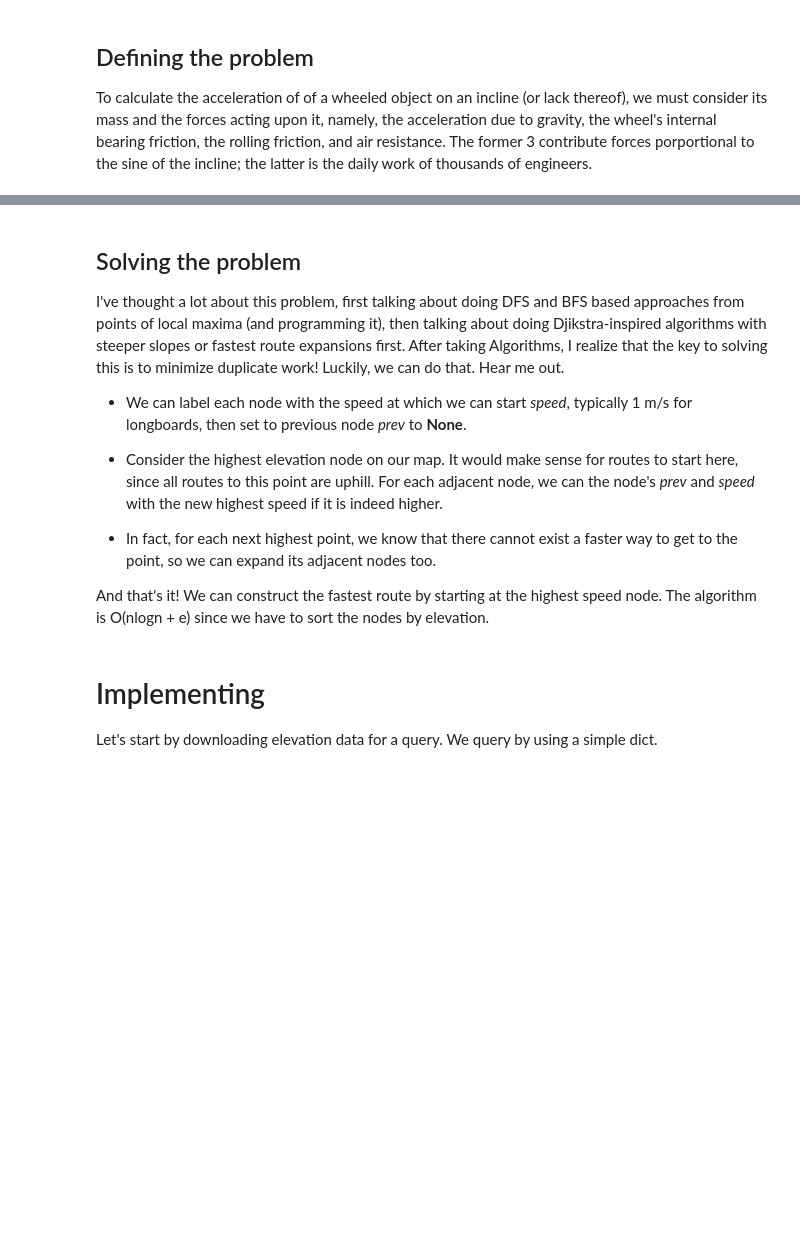
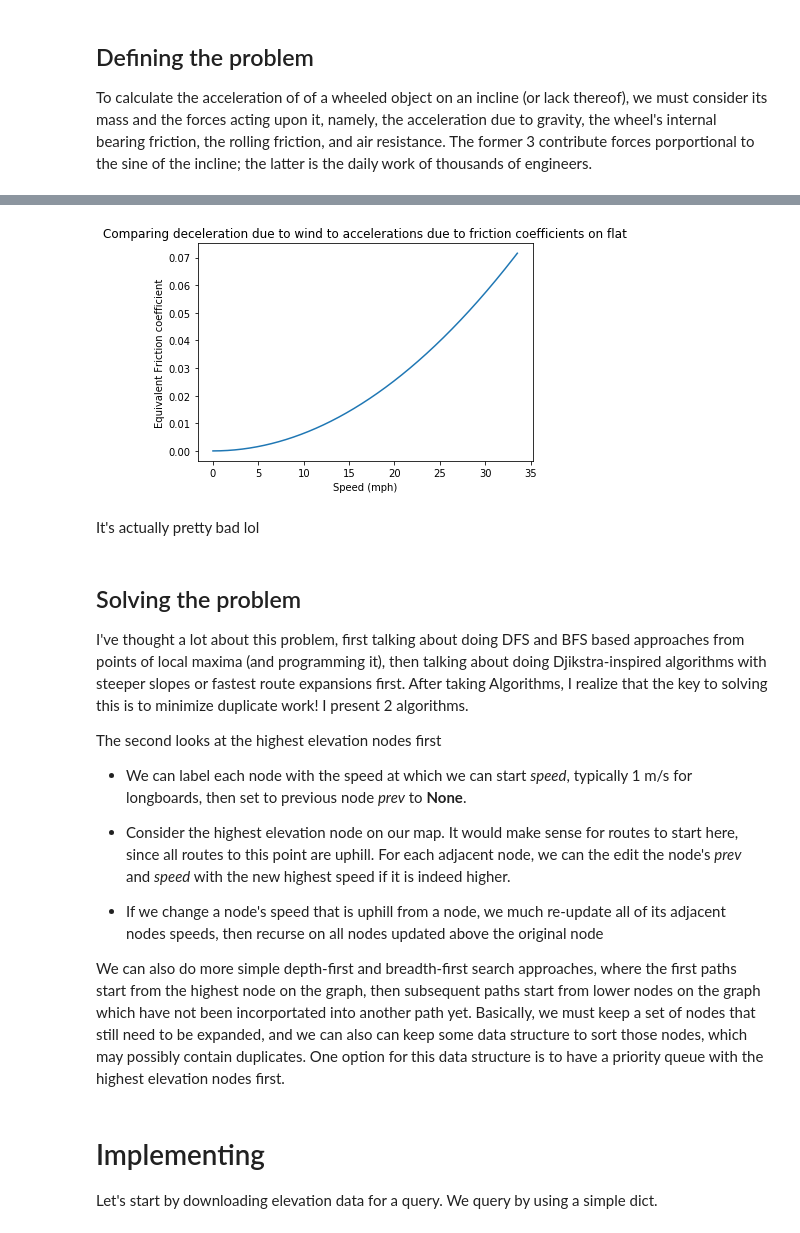
Before and after one commit to rmichnovicz/Sick-Slopes, a Jupyter notebook: Slopes.ipynb, the cells around one changed output, grey strips where cells are left out. Saved outputs shown, nothing was run; the diff lists cells and outputs as text; code cells hidden in the pictures; blank space fills up the shorter version.

```diff
--- a/Slopes.ipynb
+++ b/Slopes.ipynb
@@ -77,15 +120,30 @@ To calculate the acceleration of of a wheeled object on an incline (or lack ther
+# %%
+t = np.arange(0.0, 15.0, 0.01)
+s = [acceleration_due_to_wind(v)/(g) for v in t]
+t = t * 2.237
+plt.plot(t, s)
+plt.xlabel('Speed (mph)')
+plt.ylabel('Equivalent Friction coefficient')
+plt.title('Comparing deceleration due to wind to accelerations due to friction coefficients on flat')
+plt.show()
+# %% [output]
+[figure, added]
+# %% [markdown]
+It's actually pretty bad lol
 # %% [markdown]
 ## Solving the problem
 
-I've thought a lot about this problem, first talking about doing DFS and BFS based approaches from points of local maxima (and programming it), then talking about doing Djikstra-inspired algorithms with steeper slopes or fastest route expansions first. After taking Algorithms, I realize that the key to solving this is to minimize duplicate work! Luckily, we can do that. Hear me out.
+I've thought a lot about this problem, first talking about doing DFS and BFS based approaches from points of local maxima (and programming it), then talking about doing Djikstra-inspired algorithms with steeper slopes or fastest route expansions first. After taking Algorithms, I realize that the key to solving this is to minimize duplicate work! I present 2 algorithms.
+
+The second looks at the highest elevation nodes first
 
 * We can label each node with the speed at which we can start _speed_, typically 1 m/s for longboards, then set to previous node _prev_ to **None**.
 
-* Consider the highest elevation node on our map. It would make sense for routes to start here, since all routes to this point are uphill. For each adjacent node, we can the node's _prev_ and _speed_ with the new highest speed if it is indeed higher.
+* Consider the highest elevation node on our map. It would make sense for routes to start here, since all routes to this point are uphill. For each adjacent node, we can the edit the node's _prev_ and _speed_ with the new highest speed if it is indeed higher.
 
-* In fact, for each next highest point, we know that there cannot exist a faster way to get to the point, so we can expand its adjacent nodes too.
+* If we change a node's speed that is uphill from a node, we much re-update all of its adjacent nodes speeds, then recurse on all nodes updated above the original node
 
-And that's it! We can construct the fastest route by starting at the highest speed node. The algorithm is O(nlogn + e) since we have to sort the nodes by elevation.
+We can also do more simple depth-first and breadth-first search approaches, where the first paths start from the highest node on the graph, then subsequent paths start from lower nodes on the graph which have not been incorportated into another path yet. Basically, we must keep a set of nodes that still need to be expanded, and we can also can keep some data structure to sort those nodes, which may possibly contain duplicates. One option for this data structure is to have a priority queue with the highest elevation nodes first.
 # %% [markdown]
 # Implementing
 
```
Also changed, not shown: parts of 46 cells of this notebook.
